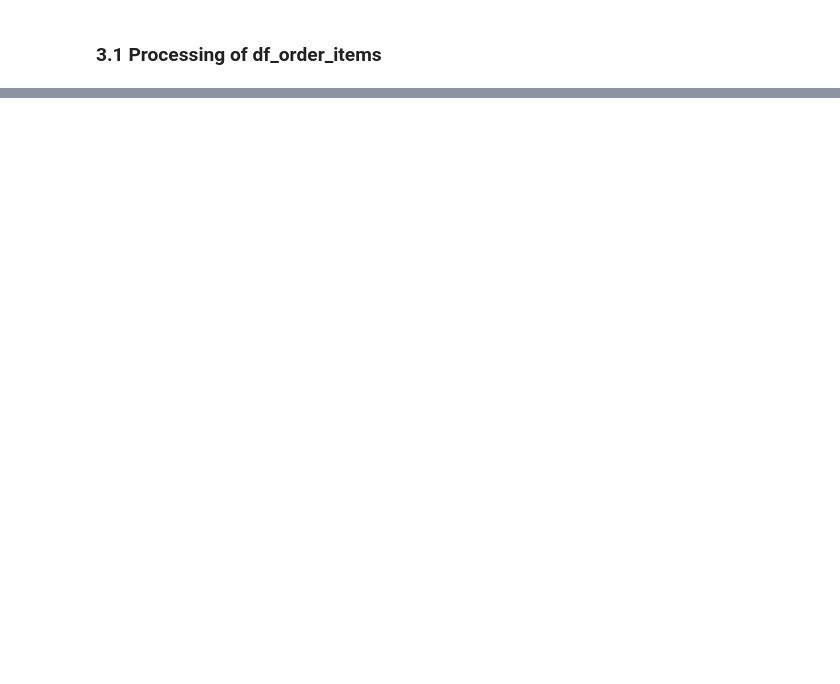
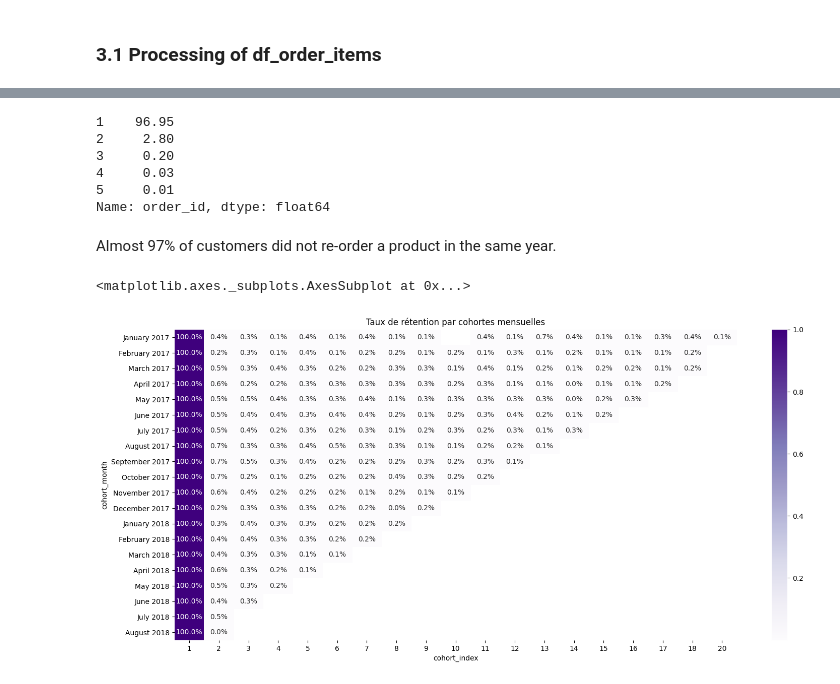
Before and after one commit to mariusbiteau/Ecommerce-Customer-Segmentation, a Jupyter notebook: EDA_Ecommerce_Customer_Segmentation.ipynb, the cells around one changed output, grey strips where cells are left out. Saved outputs shown, nothing was run; the diff lists cells and outputs as text; code cells hidden in the pictures; blank space fills up the shorter version.

```diff
--- a/EDA_Ecommerce_Customer_Segmentation.ipynb
+++ b/EDA_Ecommerce_Customer_Segmentation.ipynb
@@ -212,0 +836,6 @@ Regrouper les order item id en order id en aggrégeant les données au plus pert
+# %%
+list = ['2016-Q3', '2016-Q4']
+for l in list:
+    df_orders = df_orders[df_orders.period != l]
+
+df_orders.period.value_counts().sort_index()
@@ -212,0 +873,57 @@ Regrouper les order item id en order id en aggrégeant les données au plus pert
+# %%
+cutomer_order = df_orders.groupby(['customer_unique_id'])['order_id'].count()
+round(cutomer_order.value_counts(normalize=True).head(5) * 100, 2)
+# %% [output]
+1    96.95
+2     2.80
+3     0.20
+4     0.03
+5     0.01
+Name: order_id, dtype: float64
+# %% [markdown]
+Almost 97% of customers did not re-order a product in the same year.
+# %%
+def get_month(x): return dt.datetime(x.year, x.month, 1)
+# Récupération des mois de commandes
+df_orders['order_purchase_month'] = df_orders.order_purchase_timestamp.apply(get_month)
+# Récupération de la première date de commande pour le client
+df_orders['cohort_month'] = (df_orders.groupby('customer_unique_id')
+                         ['order_purchase_month'].transform('min'))
+# %%
+def get_date_int(df, column):
+    year = df[column].dt.year
+    month = df[column].dt.month
+    day = df[column].dt.day
+    return year, month, day
+# %%
+order_purchase_year, order_purchase_month, _ = get_date_int(df_orders, 'order_purchase_month')
+
+cohort_year, cohort_month, _ = get_date_int(df_orders, 'cohort_month')
+
+years_diff = order_purchase_year - cohort_year
+months_diff = order_purchase_month - cohort_month
+
+df_orders['cohort_index'] = years_diff * 12 + months_diff + 1
+
+# Construction du tableau pivoté pour observé le taux de rétention
+cohort_data = (df_orders.groupby(['cohort_month', 'cohort_index'])
+               ['customer_unique_id'].apply(pd.Series.nunique).reset_index())
+cohort_counts = cohort_data.pivot(index='cohort_month',
+                                  columns='cohort_index',
+                                  values='customer_unique_id')
+
+# Taux de rétention par cohortes mensuelles
+cohort_sizes = cohort_counts.iloc[:, 0]
+retention = cohort_counts.divide(cohort_sizes, axis=0)
+retention.index = retention.index.strftime('%B %Y')
+
+# Affichage du tableau
+plt.figure(figsize=(18, 8))
+plt.title('Taux de rétention par cohortes mensuelles')
+sns.heatmap(retention,
+            annot=True,
+            fmt='.1%',
+            cmap='Purples')
+# %% [output]
+<matplotlib.axes._subplots.AxesSubplot at 0x...>
+[figure, added]
```
Also changed, not shown: parts of 64 cells of this notebook.
